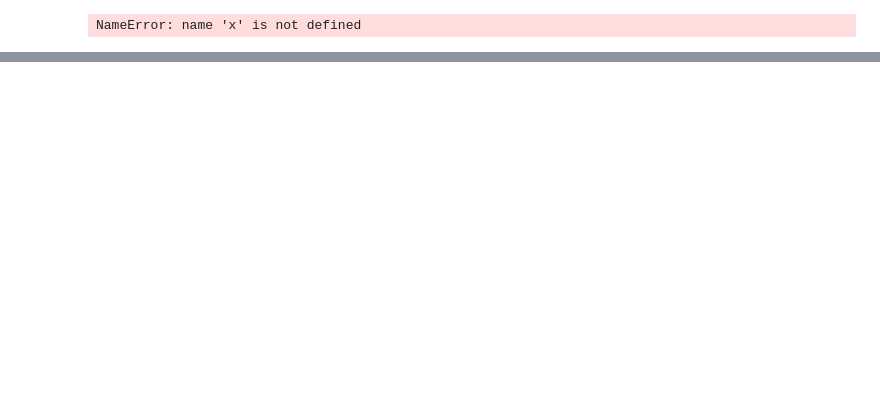
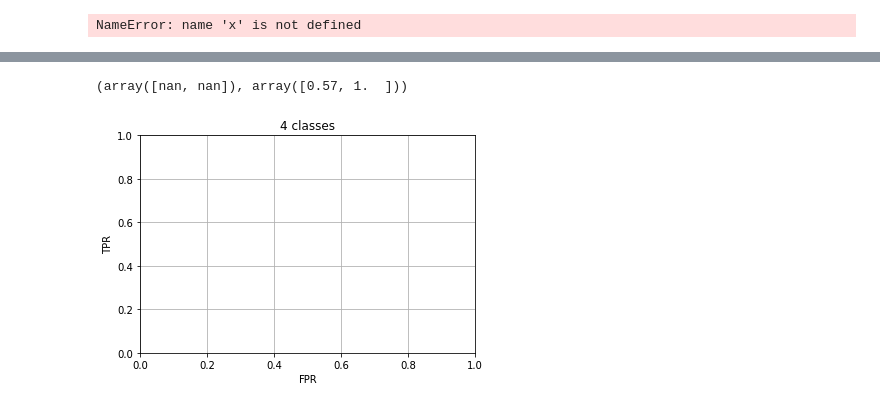
Before and after one commit to roberttoyonaga/HSTLens, a Jupyter notebook: HST_Lens_training_script_batchjob3.ipynb, the cells around one changed output, grey strips where cells are left out. Cells and saved outputs as stored; diff of their text form; code cells hidden in the pictures; blank space fills up the shorter version.

```diff
--- a/HST_Lens_training_script_batchjob3.ipynb
+++ b/HST_Lens_training_script_batchjob3.ipynb
@@ -352,0 +254,39 @@ SyntaxError: unexpected EOF while parsing (<ipython-input-31-ea28d337934b>, line
+# %%
+#get ROC curve
+import numpy as np
+from sklearn.metrics import roc_curve
+from random import randint
+
+roc_pred = np.zeros( (100,1))# (predictions.shape[0]))
+roc_y = np.zeros((100,1))#(y.shape[0]))
+
+for i in range(roc_pred.shape[0]):
+    if randint(0,1)+0.5 >0: #np.argmax(y[i]) > 0:
+        roc_y[i] = np.array([1])
+    else:
+        roc_y[i] = np.array([0])
+
+    if randint(0,1)+0.5 >0:#  np.argmax(predictions[i]) > 0:
+        roc_pred[i] =  np.array([float(randint(0,1))/100])
+    else:
+        roc_pred[i] =  np.array([float(randint(0,1))/100])
+
+
+
+fpr, tpr, t = roc_curve(roc_y, roc_pred.ravel())
+# %%
+fpr, tpr
+# %% [output]
+(array([nan, nan]), array([0.57, 1.  ]))
+# %%
+import matplotlib.pyplot as plt
+plt.title('4 classes')
+plt.plot(fpr,tpr)
+plt.xlabel('FPR');
+plt.ylabel('TPR')
+plt.xlim(0,1);
+plt.ylim(0,1)
+plt.grid('on')
+plt.show()
+# %% [output]
+[figure, added]
```
Also changed, not shown: parts of 14 cells of this notebook, 26 other files.
